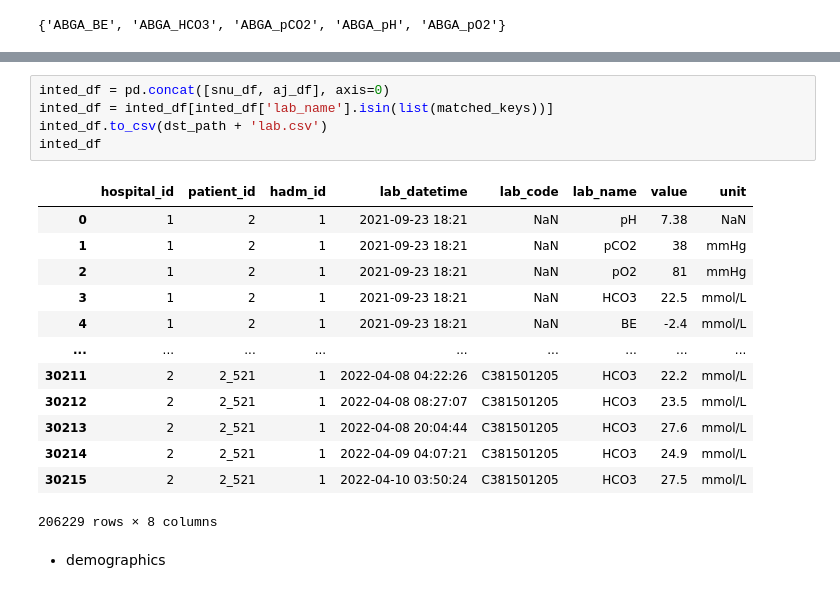
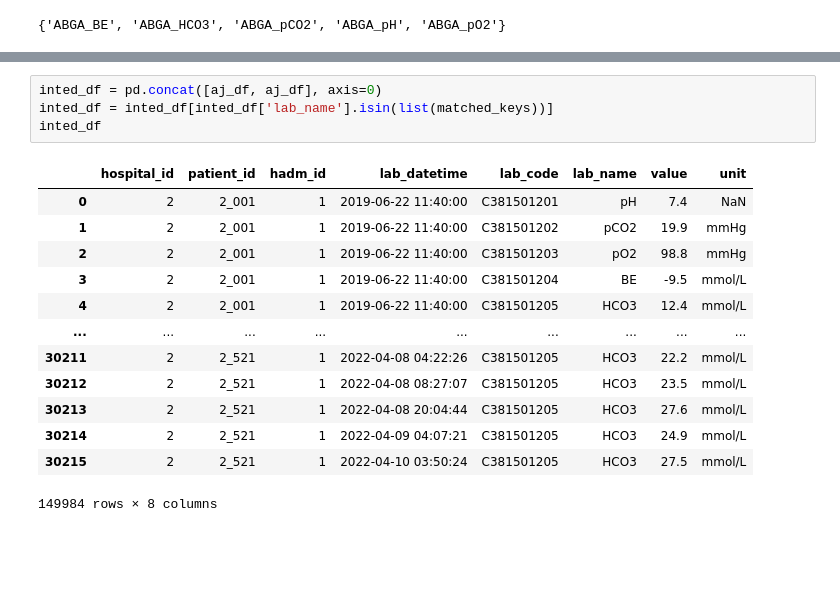
Before and after one commit to skjangbudon/nia_vent_weaning, a Jupyter notebook: notebook/data_preprocess_1103.ipynb, the cells around one changed output, grey strips where cells are left out. Drawn from its saved outputs; the diff is of its cells as text; blank space fills up the shorter version.

```diff
--- a/notebook/data_preprocess_1103.ipynb
+++ b/notebook/data_preprocess_1103.ipynb
@@ -469,23 +461,20 @@ SNU item keys:  5
 ***** Matched keys *****
 {'BE', 'HCO3', 'pCO2', 'pH', 'pO2'}
 # %%
-inted_df = pd.concat([snu_df, aj_df], axis=0)
+inted_df = pd.concat([aj_df, aj_df], axis=0)
 inted_df = inted_df[inted_df['lab_name'].isin(list(matched_keys))]
-inted_df.to_csv(dst_path + 'lab.csv')
 inted_df
 # %% [output]
 |  | hospital_id | patient_id | hadm_id | lab_datetime | lab_code | lab_name | value | unit |
-| 0 | 1 | 2 | 1 | 2021-09-23 18:21 | NaN | pH | 7.38 | NaN |
-| 1 | 1 | 2 | 1 | 2021-09-23 18:21 | NaN | pCO2 | 38 | mmHg |
-| 2 | 1 | 2 | 1 | 2021-09-23 18:21 | NaN | pO2 | 81 | mmHg |
-| 3 | 1 | 2 | 1 | 2021-09-23 18:21 | NaN | HCO3 | 22.5 | mmol/L |
-| 4 | 1 | 2 | 1 | 2021-09-23 18:21 | NaN | BE | -2.4 | mmol/L |
+| 0 | 2 | 2_001 | 1 | 2019-06-22 11:40:00 | C381501201 | pH | 7.4 | NaN |
+| 1 | 2 | 2_001 | 1 | 2019-06-22 11:40:00 | C381501202 | pCO2 | 19.9 | mmHg |
+| 2 | 2 | 2_001 | 1 | 2019-06-22 11:40:00 | C381501203 | pO2 | 98.8 | mmHg |
+| 3 | 2 | 2_001 | 1 | 2019-06-22 11:40:00 | C381501204 | BE | -9.5 | mmol/L |
+| 4 | 2 | 2_001 | 1 | 2019-06-22 11:40:00 | C381501205 | HCO3 | 12.4 | mmol/L |
 | ... | ... | ... | ... | ... | ... | ... | ... | ... |
 | 30211 | 2 | 2_521 | 1 | 2022-04-08 04:22:26 | C381501205 | HCO3 | 22.2 | mmol/L |
 | 30212 | 2 | 2_521 | 1 | 2022-04-08 08:27:07 | C381501205 | HCO3 | 23.5 | mmol/L |
 | 30213 | 2 | 2_521 | 1 | 2022-04-08 20:04:44 | C381501205 | HCO3 | 27.6 | mmol/L |
 | 30214 | 2 | 2_521 | 1 | 2022-04-09 04:07:21 | C381501205 | HCO3 | 24.9 | mmol/L |
 | 30215 | 2 | 2_521 | 1 | 2022-04-10 03:50:24 | C381501205 | HCO3 | 27.5 | mmol/L |
-206229 rows × 8 columns
+149984 rows × 8 columns
-# %% [markdown]
-* demographics
```
Also changed, not shown: parts of 34 cells of this notebook.
